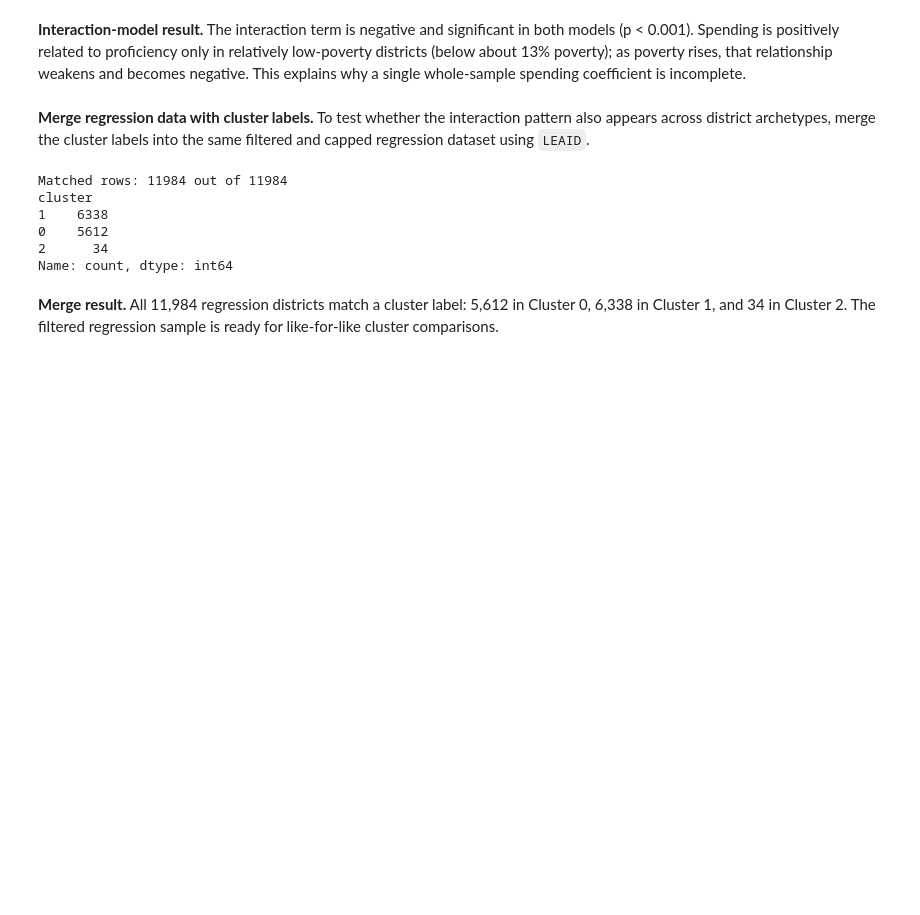
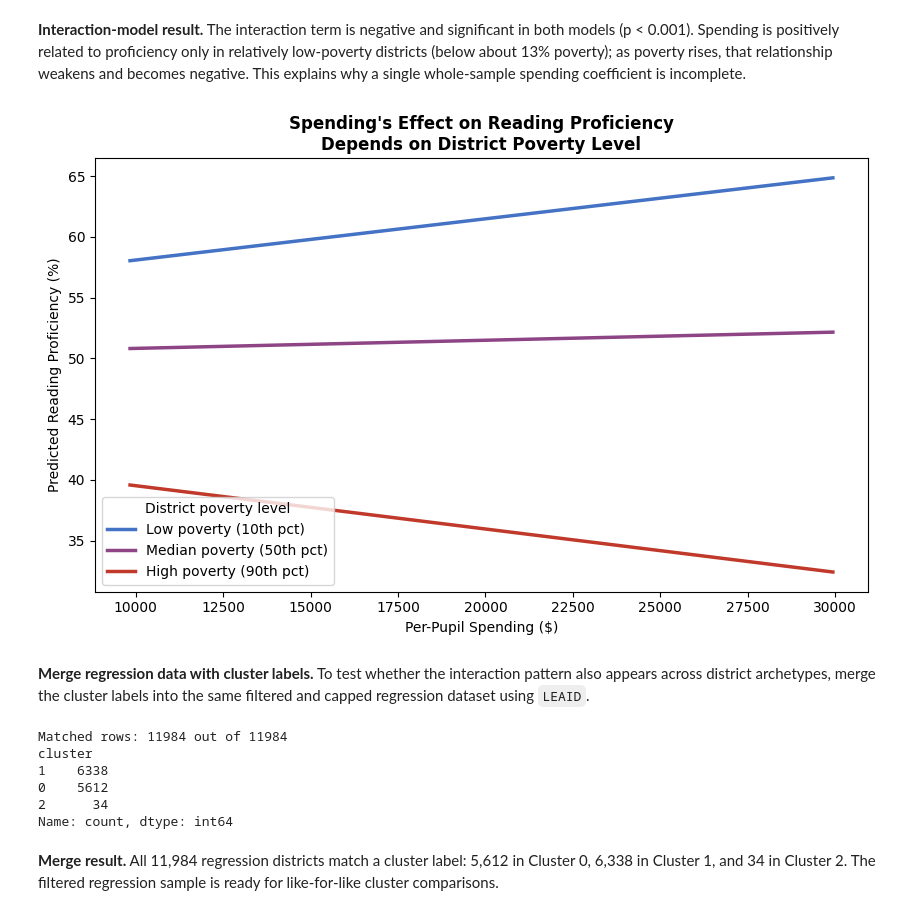
Before and after one commit to sheljasolanki/School-funding-outcomes-analysis, a Jupyter notebook: notebooks/Regression.ipynb, the cells around one changed output. Drawn from its saved outputs; the diff is of its cells as text; code cells hidden in the pictures; blank space fills up the shorter version.

```diff
--- a/notebooks/Regression.ipynb
+++ b/notebooks/Regression.ipynb
@@ -187,6 +212,51 @@ Notes:
 strong multicollinearity or other numerical problems.
 # %% [markdown]
 **Interaction-model result.** The interaction term is negative and significant in both models (p < 0.001). Spending is positively related to proficiency only in relatively low-poverty districts (below about 13% poverty); as poverty rises, that relationship weakens and becomes negative. This explains why a single whole-sample spending coefficient is incomplete.
+# %%
+# WHY: The interaction term is a coefficient in a table — hard to interpret
+# intuitively. This chart makes it visual: predicted proficiency vs. spending,
+# plotted separately for low, medium, and high poverty districts. If the lines
+# have different slopes, that IS the interaction effect, shown directly.
+
+poverty_levels = {
+    'Low poverty (10th pct)': df_regression['poverty_rate'].quantile(0.10),
+    'Median poverty (50th pct)': df_regression['poverty_rate'].quantile(0.50),
+    'High poverty (90th pct)': df_regression['poverty_rate'].quantile(0.90),
+}
+
+spending_range = np.linspace(
+    df_regression['per_pupil_exp_capped'].quantile(0.05),
+    df_regression['per_pupil_exp_capped'].quantile(0.95),
+    100
+)
+
+spending_mean = df_regression['per_pupil_exp_capped'].mean()
+poverty_mean = df_regression['poverty_rate'].mean()
+
+fig, ax = plt.subplots(figsize=(8.5, 5.5))
+colors = ['#4472C4', '#8E4585', '#C0392B']
+
+for (label, poverty_val), color in zip(poverty_levels.items(), colors):
+    spending_c = spending_range - spending_mean
+    poverty_c = poverty_val - poverty_mean
+    # WHY: reconstruct the fitted line manually from model_b2c's coefficients,
+    # since predict() needs the same centered + constant + interaction structure
+    pred = (
+        model_b2c.params['const']
+        + model_b2c.params['spending_centered'] * spending_c
+        + model_b2c.params['poverty_centered'] * poverty_c
+        + model_b2c.params['spending_x_poverty_centered'] * spending_c * poverty_c
+    )
+    ax.plot(spending_range, pred, label=label, color=color, linewidth=2.5)
+
+ax.set_title('Spending\'s Effect on Reading Proficiency\nDepends on District Poverty Level', fontweight='bold')
+ax.set_xlabel('Per-Pupil Spending ($)')
+ax.set_ylabel('Predicted Reading Proficiency (%)')
+ax.legend(title='District poverty level')
+plt.tight_layout()
+plt.show()
+# %% [output]
+[figure, added]
 # %% [markdown]
 **Merge regression data with cluster labels.** To test whether the interaction pattern also appears across district archetypes, merge the cluster labels into the same filtered and capped regression dataset using `LEAID`.
 # %%
```
Also changed, not shown: parts of 5 cells of this notebook, 7 other files.
